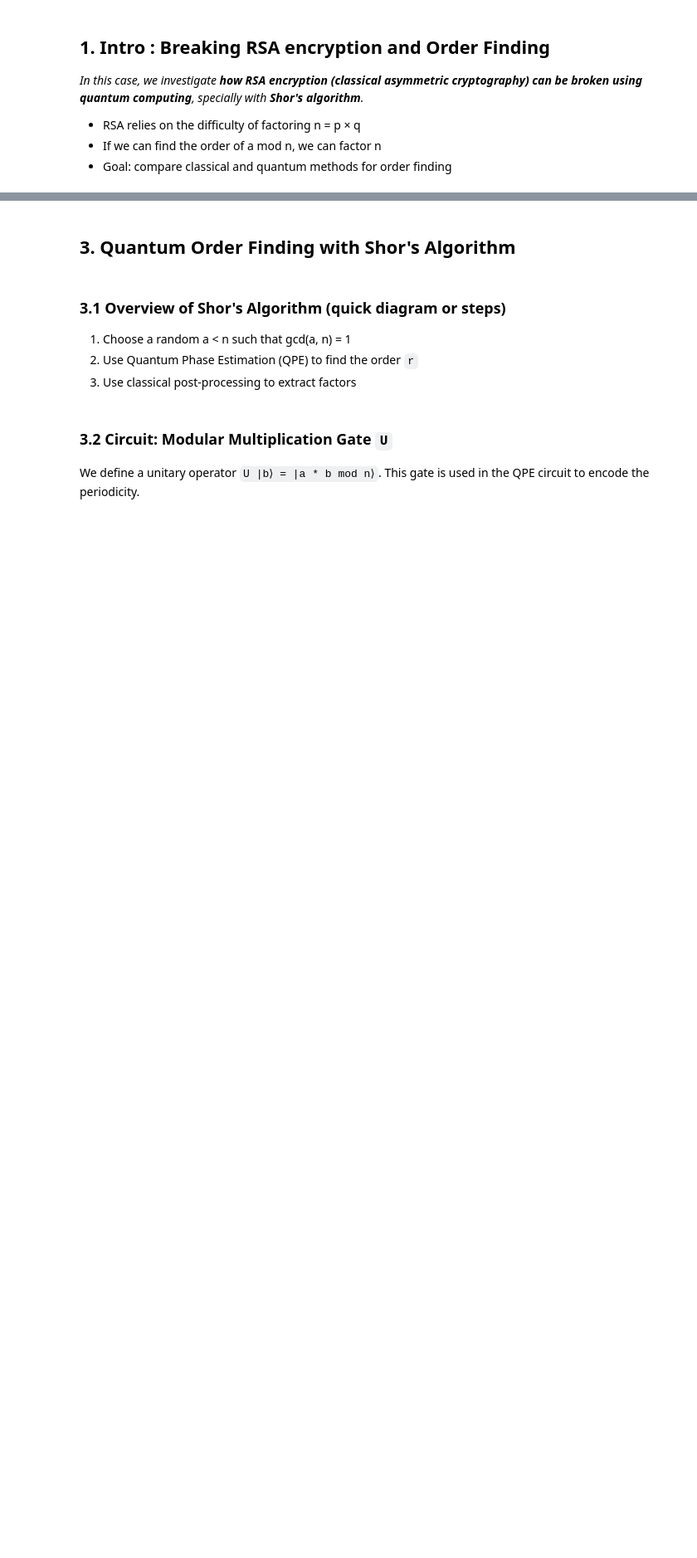
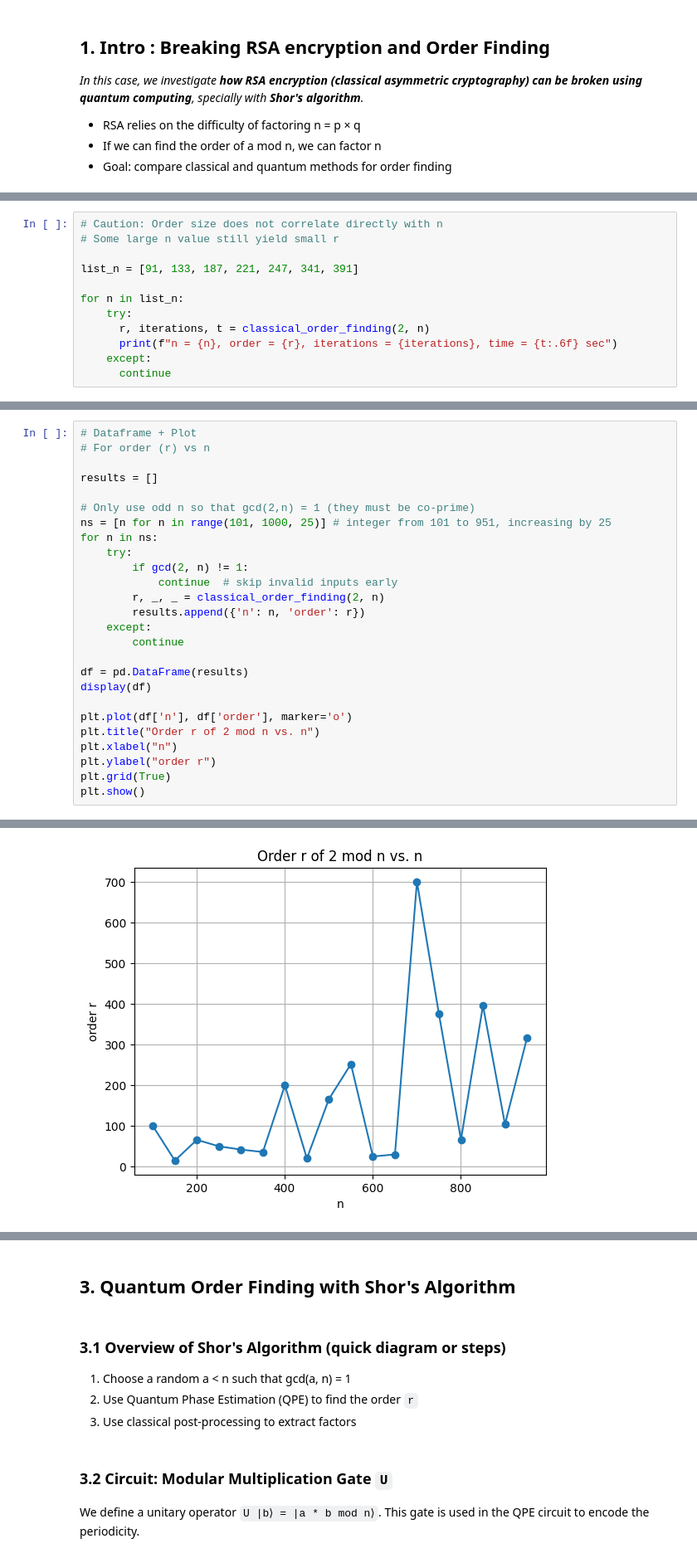
Before and after one commit to ElinEunjung/shors-algorithm-rsa, a Jupyter notebook: shors-algorithm-rsa.ipynb, the cells around one changed output, grey strips where cells are left out. Shown: that part at 83% size. Cells and saved outputs as stored; diff of their text form; blank space fills up the shorter version.

Commit message:
feat: add Classical Order Finding solution - Added classical_order_finding(a, n) - Tried lager n to see how the classcial algorithm struggles - Added DataFrame and plotting

```diff
--- a/shors-algorithm-rsa.ipynb
+++ b/shors-algorithm-rsa.ipynb
@@ -14,0 +78,12 @@ We try to find the smallest `r` such that `a^r ≡ 1 mod n` using brute force.
+# %%
+# Caution: Order size does not correlate directly with n
+# Some large n value still yield small r
+
+list_n = [91, 133, 187, 221, 247, 341, 391]
+
+for n in list_n:
+    try:
+      r, iterations, t = classical_order_finding(2, n)
+      print(f"n = {n}, order = {r}, iterations = {iterations}, time = {t:.6f} sec")
+    except:
+      continue
@@ -14,0 +107,27 @@ We try to find the smallest `r` such that `a^r ≡ 1 mod n` using brute force.
+# %%
+# Dataframe + Plot
+# For order (r) vs n
+
+results = []
+
+# Only use odd n so that gcd(2,n) = 1 (they must be co-prime)
+ns = [n for n in range(101, 1000, 25)] # integer from 101 to 951, increasing by 25
+for n in ns:
+    try:
+        if gcd(2, n) != 1:
+            continue  # skip invalid inputs early
+        r, _, _ = classical_order_finding(2, n)
+        results.append({'n': n, 'order': r})
+    except:
+        continue
+
+df = pd.DataFrame(results)
+display(df)
+
+plt.plot(df['n'], df['order'], marker='o')
+plt.title("Order r of 2 mod n vs. n")
+plt.xlabel("n")
+plt.ylabel("order r")
+plt.grid(True)
+plt.show()
+# %% [output]
@@ -14,0 +151 @@ We try to find the smallest `r` such that `a^r ≡ 1 mod n` using brute force.
+[figure, added]
```
Also changed, not shown: parts of 10 cells of this notebook.
